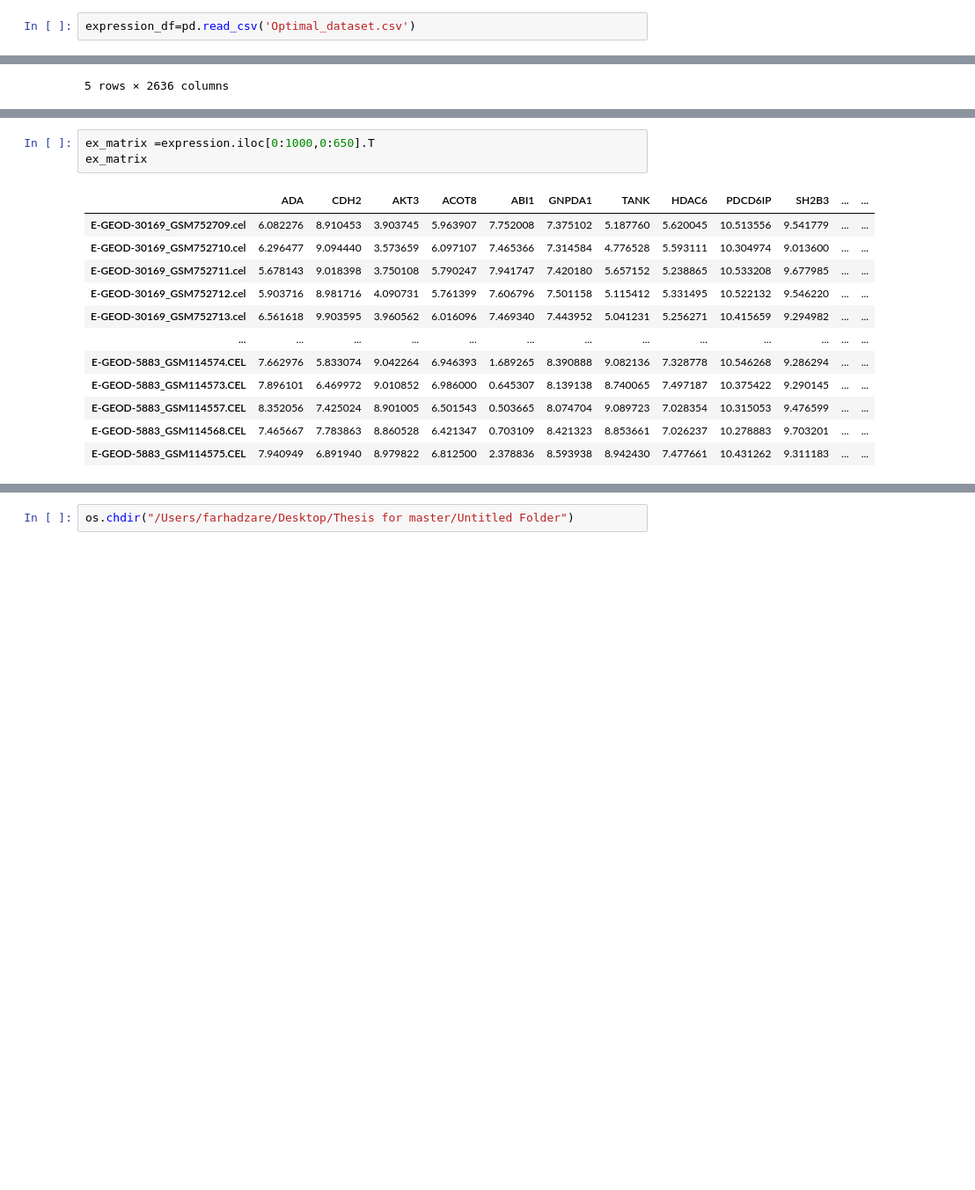
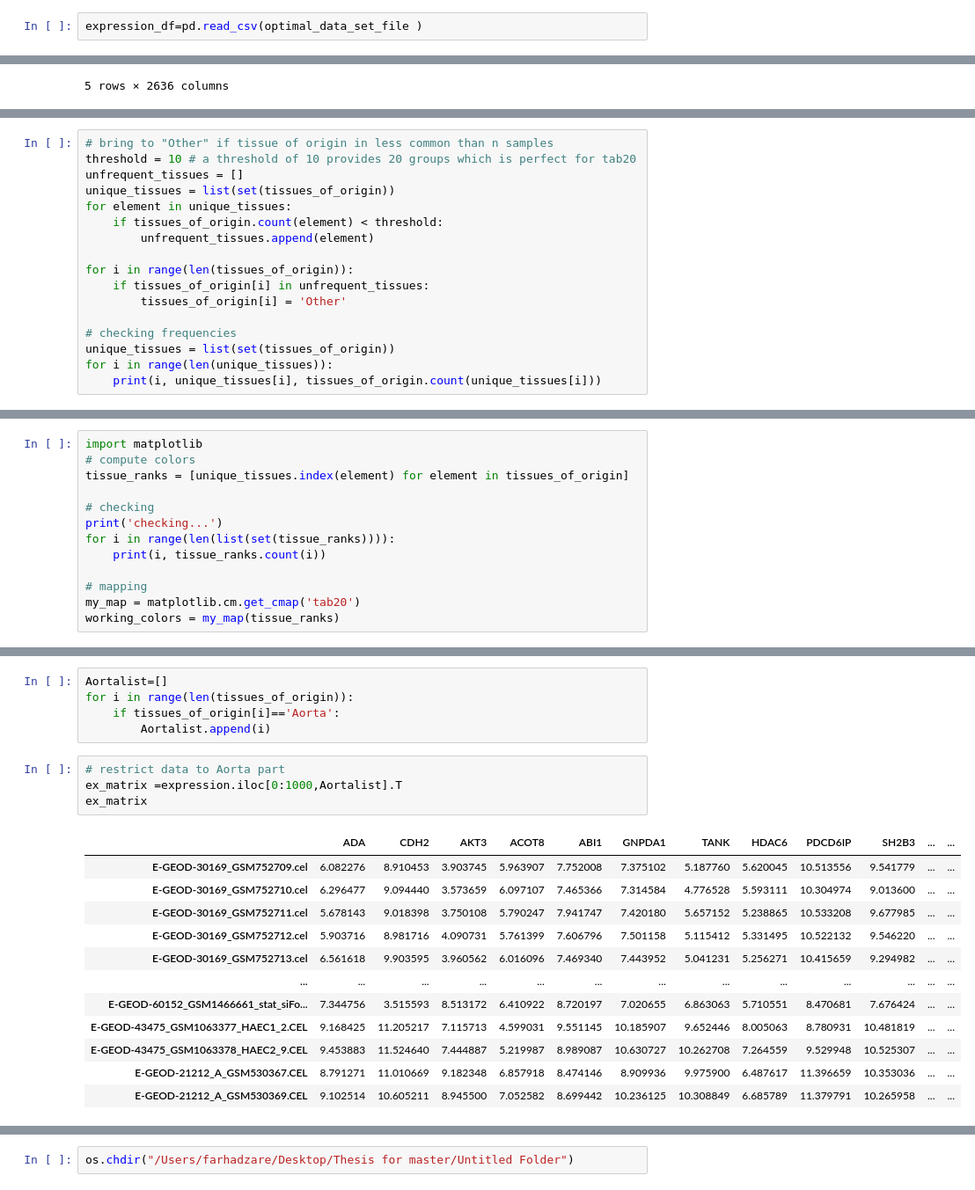
Before and after one commit to farhad-zare/Endothelium-Gene-Regulatory-Networks, a Jupyter notebook: Endothelium Gene Regulatory Networks.ipynb, the cells around one changed output, grey strips where cells are left out. Shown at 88% size. Saved outputs shown, nothing was run; the diff lists cells and outputs as text; blank space fills up the shorter version.

```diff
--- a/Endothelium Gene Regulatory Networks.ipynb
+++ b/Endothelium Gene Regulatory Networks.ipynb
@@ -32,7 +38,7 @@ from pyscenic.aucell import aucell
 
 import seaborn as sns
 # %%
-expression_df=pd.read_csv('Optimal_dataset.csv')
+expression_df=pd.read_csv(optimal_data_set_file )
 # %%
 GeneID=expression_df['Feature']
 # %%
@@ -119,0 +124,17 @@ expression_qn = quantile_normalization(expression)
+# %%
+# bring to "Other" if tissue of origin in less common than n samples
+threshold = 10 # a threshold of 10 provides 20 groups which is perfect for tab20
+unfrequent_tissues = []
+unique_tissues = list(set(tissues_of_origin))
+for element in unique_tissues:
+    if tissues_of_origin.count(element) < threshold:
+        unfrequent_tissues.append(element)
+
+for i in range(len(tissues_of_origin)):
+    if tissues_of_origin[i] in unfrequent_tissues:
+        tissues_of_origin[i] = 'Other'
+
+# checking frequencies
+unique_tissues = list(set(tissues_of_origin))
+for i in range(len(unique_tissues)):
+    print(i, unique_tissues[i], tissues_of_origin.count(unique_tissues[i]))
@@ -119,0 +162,13 @@ expression_qn = quantile_normalization(expression)
+# %%
+import matplotlib
+# compute colors
+tissue_ranks = [unique_tissues.index(element) for element in tissues_of_origin]
+
+# checking
+print('checking...')
+for i in range(len(list(set(tissue_ranks)))):
+    print(i, tissue_ranks.count(i))
+
+# mapping
+my_map = matplotlib.cm.get_cmap('tab20')
+working_colors = my_map(tissue_ranks)
@@ -120,16 +193,22 @@ expression_qn = quantile_normalization(expression)
+# %%
+Aortalist=[]
+for i in range(len(tissues_of_origin)):
+    if tissues_of_origin[i]=='Aorta':
+        Aortalist.append(i)
 # %%
-ex_matrix =expression.iloc[0:1000,0:650].T
+# restrict data to Aorta part
+ex_matrix =expression.iloc[0:1000,Aortalist].T
 ex_matrix
 # %% [output]
 |  | ADA | CDH2 | AKT3 | ACOT8 | ABI1 | GNPDA1 | TANK | HDAC6 | PDCD6IP | SH2B3 | ... | ... |
 | E-GEOD-30169_GSM752709.cel | 6.082276 | 8.910453 | 3.903745 | 5.963907 | 7.752008 | 7.375102 | 5.187760 | 5.620045 | 10.513556 | 9.541779 | ... | ... |
 | E-GEOD-30169_GSM752710.cel | 6.296477 | 9.094440 | 3.573659 | 6.097107 | 7.465366 | 7.314584 | 4.776528 | 5.593111 | 10.304974 | 9.013600 | ... | ... |
 | E-GEOD-30169_GSM752711.cel | 5.678143 | 9.018398 | 3.750108 | 5.790247 | 7.941747 | 7.420180 | 5.657152 | 5.238865 | 10.533208 | 9.677985 | ... | ... |
 | E-GEOD-30169_GSM752712.cel | 5.903716 | 8.981716 | 4.090731 | 5.761399 | 7.606796 | 7.501158 | 5.115412 | 5.331495 | 10.522132 | 9.546220 | ... | ... |
 | E-GEOD-30169_GSM752713.cel | 6.561618 | 9.903595 | 3.960562 | 6.016096 | 7.469340 | 7.443952 | 5.041231 | 5.256271 | 10.415659 | 9.294982 | ... | ... |
 | ... | ... | ... | ... | ... | ... | ... | ... | ... | ... | ... | ... | ... |
-| E-GEOD-5883_GSM114574.CEL | 7.662976 | 5.833074 | 9.042264 | 6.946393 | 1.689265 | 8.390888 | 9.082136 | 7.328778 | 10.546268 | 9.286294 | ... | ... |
-| E-GEOD-5883_GSM114573.CEL | 7.896101 | 6.469972 | 9.010852 | 6.986000 | 0.645307 | 8.139138 | 8.740065 | 7.497187 | 10.375422 | 9.290145 | ... | ... |
-| E-GEOD-5883_GSM114557.CEL | 8.352056 | 7.425024 | 8.901005 | 6.501543 | 0.503665 | 8.074704 | 9.089723 | 7.028354 | 10.315053 | 9.476599 | ... | ... |
-| E-GEOD-5883_GSM114568.CEL | 7.465667 | 7.783863 | 8.860528 | 6.421347 | 0.703109 | 8.421323 | 8.853661 | 7.026237 | 10.278883 | 9.703201 | ... | ... |
-| E-GEOD-5883_GSM114575.CEL | 7.940949 | 6.891940 | 8.979822 | 6.812500 | 2.378836 | 8.593938 | 8.942430 | 7.477661 | 10.431262 | 9.311183 | ... | ... |
+| E-GEOD-60152_GSM1466661_stat_siFo... | 7.344756 | 3.515593 | 8.513172 | 6.410922 | 8.720197 | 7.020655 | 6.863063 | 5.710551 | 8.470681 | 7.676424 | ... | ... |
+| E-GEOD-43475_GSM1063377_HAEC1_2.CEL | 9.168425 | 11.205217 | 7.115713 | 4.599031 | 9.551145 | 10.185907 | 9.652446 | 8.005063 | 8.780931 | 10.481819 | ... | ... |
+| E-GEOD-43475_GSM1063378_HAEC2_9.CEL | 9.453883 | 11.524640 | 7.444887 | 5.219987 | 8.989087 | 10.630727 | 10.262708 | 7.264559 | 9.529948 | 10.525307 | ... | ... |
+| E-GEOD-21212_A_GSM530367.CEL | 8.791271 | 11.010669 | 9.182348 | 6.857918 | 8.474146 | 8.909936 | 9.975900 | 6.487617 | 11.396659 | 10.353036 | ... | ... |
+| E-GEOD-21212_A_GSM530369.CEL | 9.102514 | 10.605211 | 8.945500 | 7.052582 | 8.699442 | 10.236125 | 10.308849 | 6.685789 | 11.379791 | 10.265958 | ... | ... |
```
Also changed, not shown: parts of 34 cells of this notebook, 3 other files.
